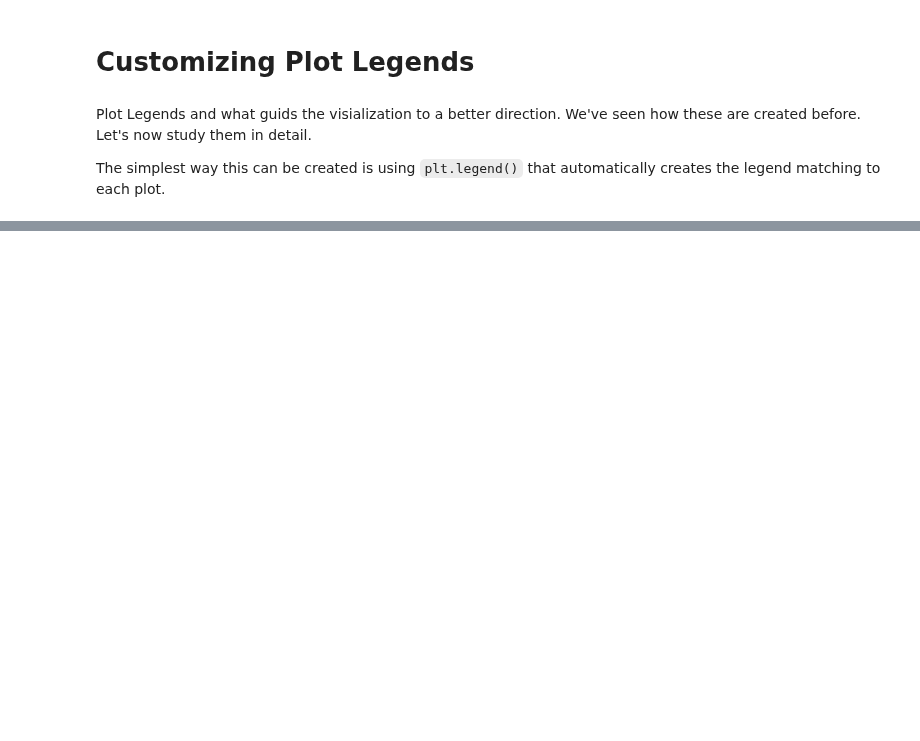
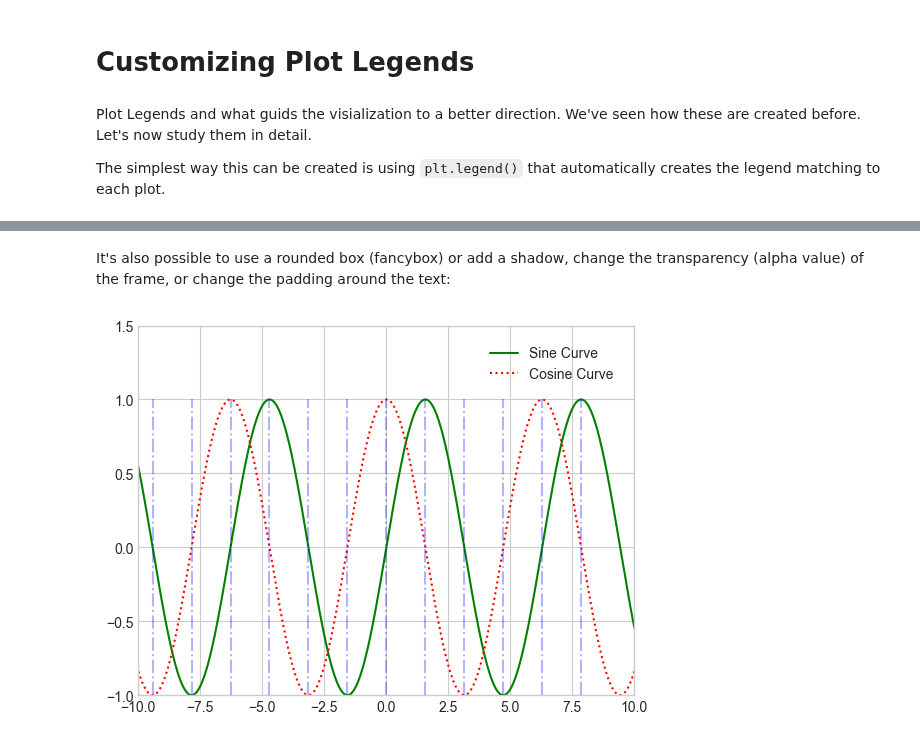
Before and after one commit to denis-james/Self-Learning, a Jupyter notebook: Matplotlib/6. Plot Legend Customization.ipynb, the cells around one changed output, grey strips where cells are left out. Cells and saved outputs as stored; diff of their text form; code cells hidden in the pictures; blank space fills up the shorter version.

```diff
--- a/Matplotlib/6. Plot Legend Customization.ipynb
+++ b/Matplotlib/6. Plot Legend Customization.ipynb
@@ -42,0 +41,13 @@ np.zeros(100)+5,np.linspace(0,10,1000)
+# %% [markdown]
+It's also possible to use a rounded box (fancybox) or add a shadow, change the transparency (alpha value) of the frame, or change the padding around the text:
+# %%
+ax.legend(
+    fancybox=True,
+    # alpha=.9,
+    shadow=True,
+    borderpad=1
+)
+
+fig
+# %% [output]
+[figure, added]
```
Also changed, not shown: parts of 6 cells of this notebook.
